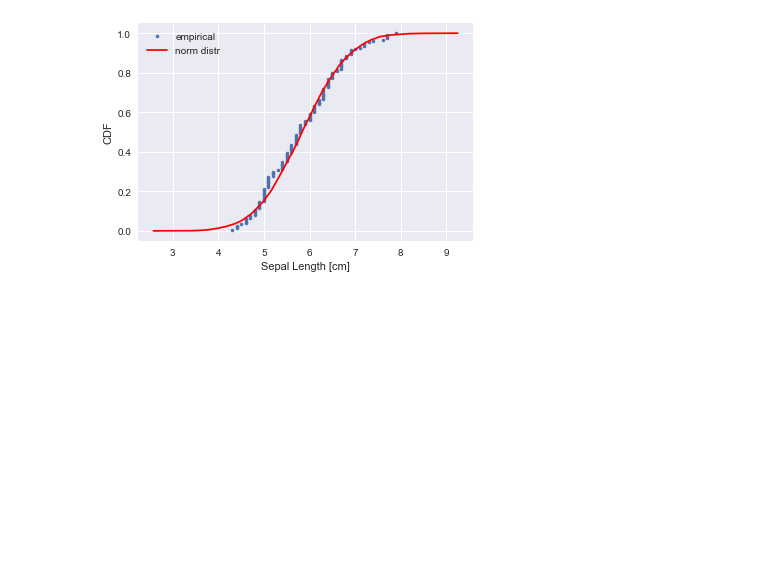
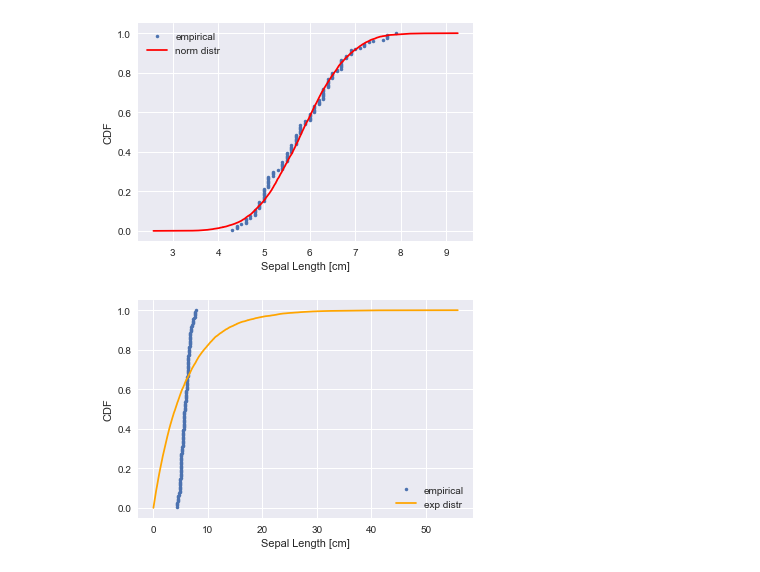
Before and after one commit to rafburzy/Statistics, a Jupyter notebook: ECDF_usage.ipynb, the cells around one changed output. Cells and saved outputs as stored; diff of their text form; code cells hidden in the pictures; blank space fills up the shorter version.

Commit message:
cleaned the notebook, added exp distrib

```diff
--- a/ECDF_usage.ipynb
+++ b/ECDF_usage.ipynb
@@ -71,3 +71,18 @@ plt.xlabel('Sepal Length [cm]')
 plt.ylabel('CDF');
 # %% [output]
 [figure]
+# %%
+# comparison with expotential distribution
+sepalExpDistr = np.random.exponential(mu, 10000)
+
+# ECDF function
+x_e, y_e = ecdf(sepalExpDistr)
+
+# plotting
+plt.plot(x, y, marker='.', linestyle='none', label='empirical')
+plt.plot(x_e, y_e, color='orange', label='exp distr')
+plt.legend()
+plt.xlabel('Sepal Length [cm]')
+plt.ylabel('CDF');
+# %% [output]
+[figure, added]
```
Also changed, not shown: parts of 1 cell of this notebook, 1 other file.
